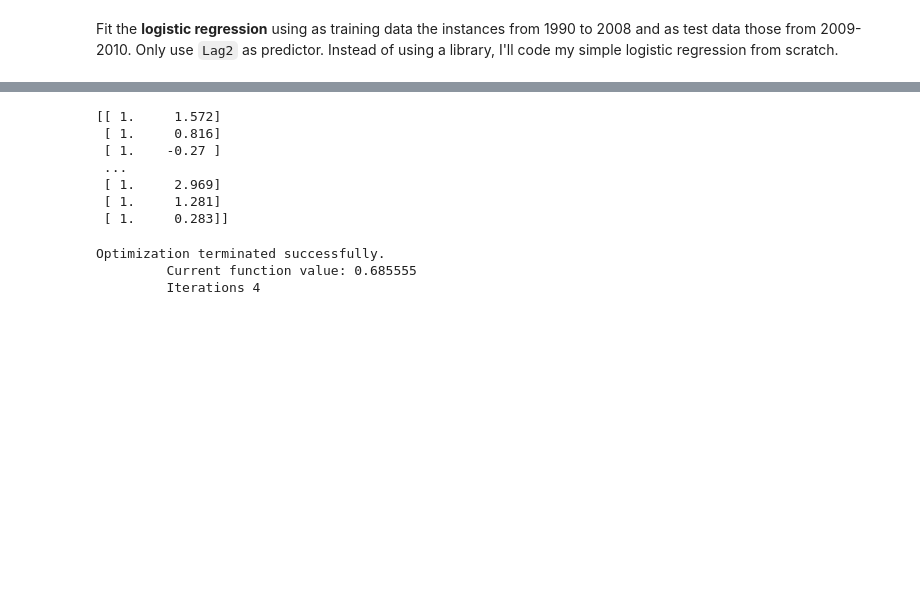
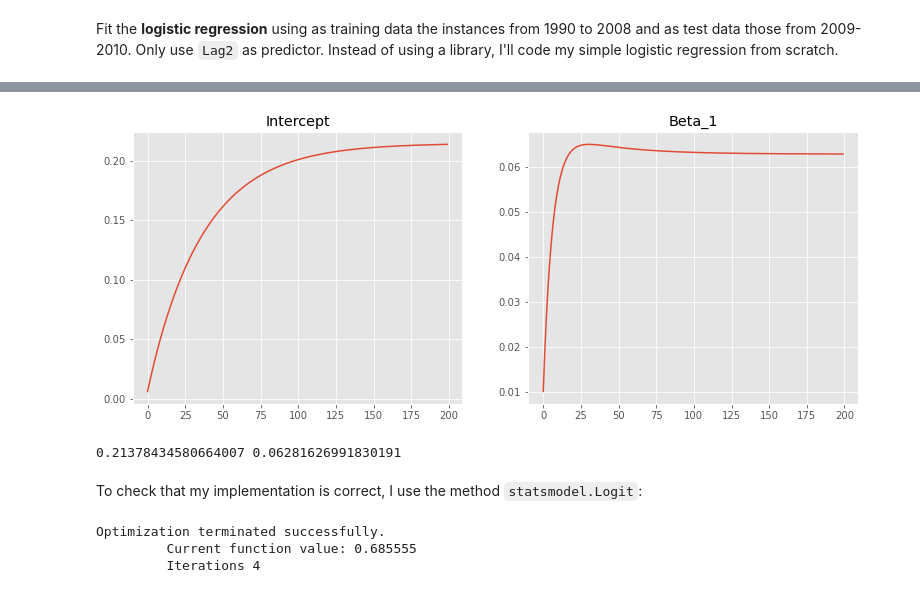
Before and after one commit to maurock/ISLR, a Jupyter notebook: Chapter_4.ipynb, the cells around one changed output, grey strips where cells are left out. Drawn from its saved outputs; the diff is of its cells as text; code cells hidden in the pictures; blank space fills up the shorter version.

```diff
--- a/Chapter_4.ipynb
+++ b/Chapter_4.ipynb
@@ -206,14 +214,48 @@ class Logistic_Regression():
+# %%
+class Logistic_Regression():
+    def __init__(self):
+        self.intercept  = 0
+        self.beta_1 = 0
+
+    def fit(self, Y, x, plot=False, iterations=2, alpha = 0.01):
+        """
+        params:
+            Y: horizontal array
+            x: horizontal array
+        """
+        X = np.zeros((x.shape[0], 2))
+        X[:, 0] = 1
+        X[:, 1] = x
+        beta_1_list = []
+        intercept_list = []
+        # Optimize the derivative of the log-likelihood as explained above
+        for j in range(0, iterations):
+            grad_intercept = 0
+            grad_beta = 0
+            for i in range(0, x.shape[0]):
+                logistic = np.exp(self.intercept + self.beta_1 * X[i, 1]) / (1 + np.exp(self.intercept + self.beta_1 * X[i, 1]))
+                grad_intercept += (Y[i] - logistic) * X[i, 0]
+                grad_beta += (Y[i] - logistic) * X[i, 1]
+            self.intercept = self.intercept + alpha * grad_intercept
+            self.beta_1 = self.beta_1 + alpha * grad_beta
+            beta_1_list.append(self.beta_1)
+            intercept_list.append(self.intercept)
+        if plot:
+            fig, axs = plt.subplots(1, 2, figsize=(13, 5))
+            axs[0].plot(intercept_list)
+            axs[0].set_title('Intercept')
+            axs[1].plot(beta_1_list)
+            axs[1].set_title('Beta_1')
+            plt.show()
+        print(self.intercept, self.beta_1)
 # %%
 logistic_reg = Logistic_Regression()
-logistic_reg.fit(data[response], data['Lag2'])
+logistic_reg.fit(data[response], data['Lag2'], iterations = 200, plot=True, alpha=0.0001)
 # %% [output]
+[figure, added]
-[[ 1.     1.572]
- [ 1.     0.816]
- [ 1.    -0.27 ]
- ...
- [ 1.     2.969]
- [ 1.     1.281]
- [ 1.     0.283]]
+0.21378434580664007 0.06281626991830191
+# %% [markdown]
+To check that my implementation is correct, I use the method `statsmodel.Logit`:
 # %%
 predictors = np.array(['Lag2'])
 response = 'Direction'
```
Also changed, not shown: parts of 35 cells of this notebook.
